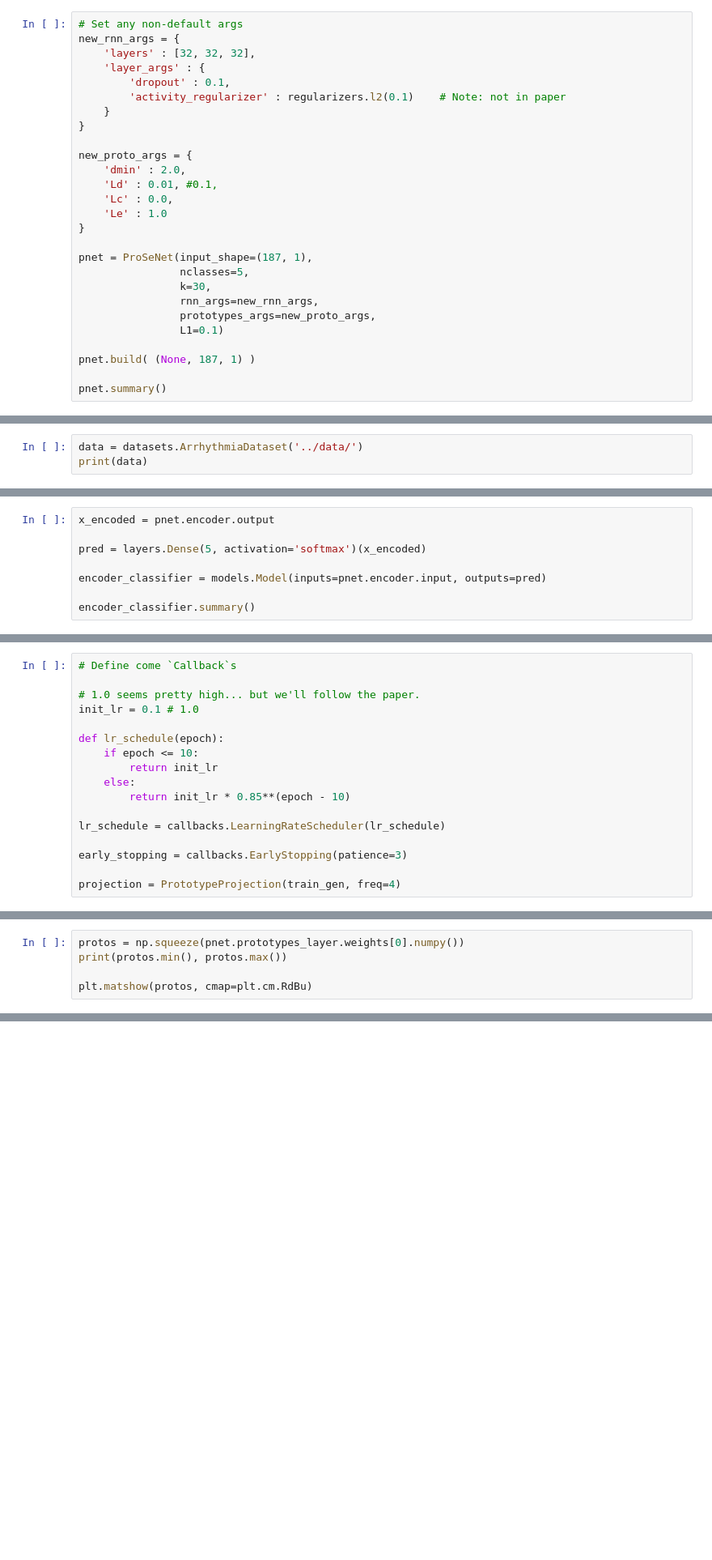
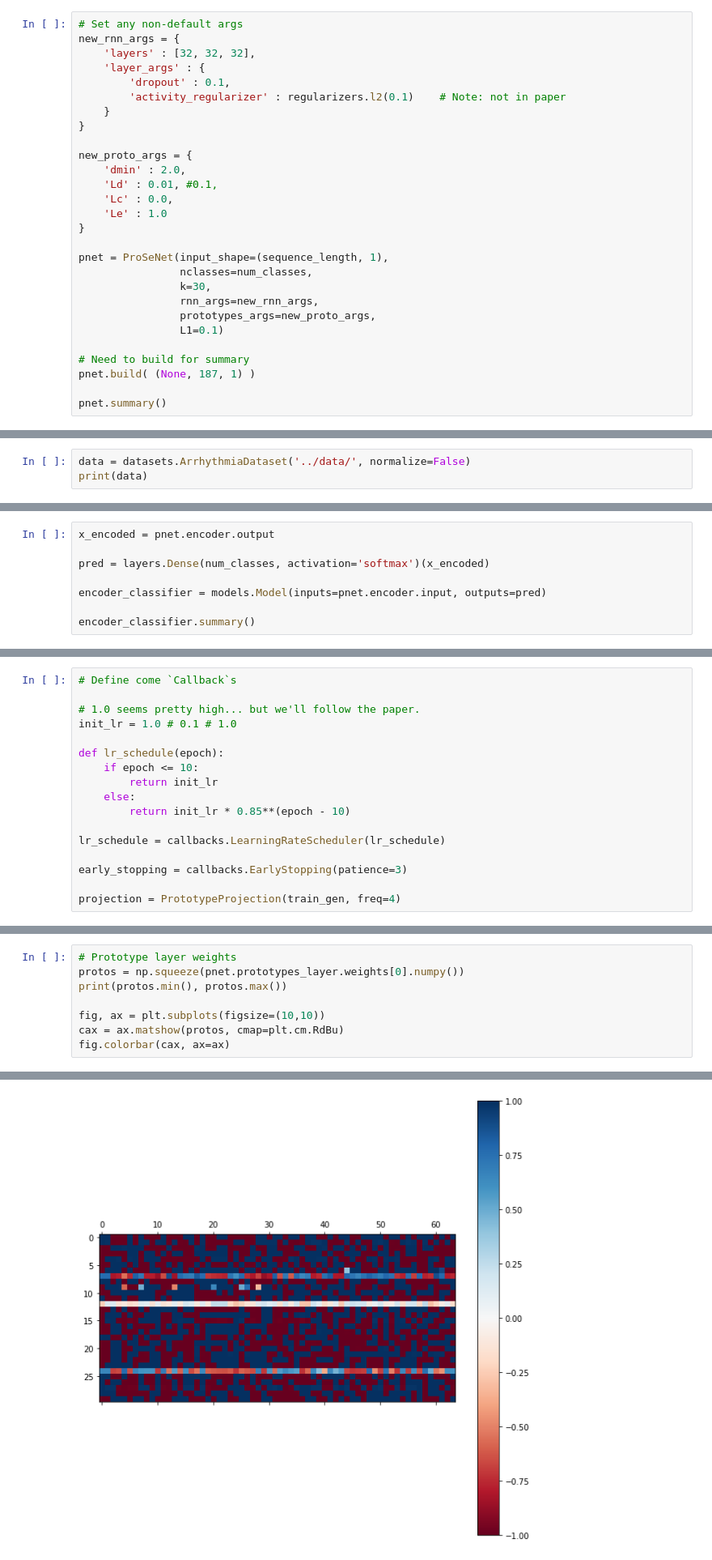
Before and after one commit to rgmyr/tf-ProSeNet, a Jupyter notebook: notebooks/test_arrythmia.ipynb, the cells around one changed output, grey strips where cells are left out. Shown: that part at 81% size. Cells and saved outputs as stored; diff of their text form; blank space fills up the shorter version.

```diff
--- a/notebooks/test_arrythmia.ipynb
+++ b/notebooks/test_arrythmia.ipynb
@@ -24,13 +28,14 @@ new_proto_args = {
     'Le' : 1.0
 }
 
-pnet = ProSeNet(input_shape=(187, 1),
-                nclasses=5,
+pnet = ProSeNet(input_shape=(sequence_length, 1),
+                nclasses=num_classes,
                 k=30,
                 rnn_args=new_rnn_args,
                 prototypes_args=new_proto_args,
                 L1=0.1)
 
+# Need to build for summary
 pnet.build( (None, 187, 1) )
 
 pnet.summary()
@@ -70,5 +57,5 @@ plt.matshow(pred_weights, cmap=plt.cm.RdBu)
 # %%
-data = datasets.ArrhythmiaDataset('../data/')
+data = datasets.ArrhythmiaDataset('../data/', normalize=False)
 print(data)
 # %% [output]
 MIT-BIH Arrhythmia Dataset
@@ -108,7 +95,7 @@ _________________________________________________________________
 # %%
 x_encoded = pnet.encoder.output
 
-pred = layers.Dense(5, activation='softmax')(x_encoded)
+pred = layers.Dense(num_classes, activation='softmax')(x_encoded)
 
 encoder_classifier = models.Model(inputs=pnet.encoder.input, outputs=pred)
 
@@ -195,7 +165,7 @@ pnet.encoder.trainable = False
 # Define come `Callback`s
 
 # 1.0 seems pretty high... but we'll follow the paper.
-init_lr = 0.1 # 1.0
+init_lr = 1.0 # 0.1 # 1.0
 
 def lr_schedule(epoch):
     if epoch <= 10:
@@ -227,7 +212,11 @@ NameError: name 'tf' is not defined
 # %% [markdown]
 # Diagnostics
 # %%
+# Prototype layer weights
 protos = np.squeeze(pnet.prototypes_layer.weights[0].numpy())
 print(protos.min(), protos.max())
 
-plt.matshow(protos, cmap=plt.cm.RdBu)
+fig, ax = plt.subplots(figsize=(10,10))
+cax = ax.matshow(protos, cmap=plt.cm.RdBu)
+fig.colorbar(cax, ax=ax)
+# %% [output]
@@ -234,3 +225,4 @@ plt.matshow(protos, cmap=plt.cm.RdBu)
+[figure, added]
 # %%
 pred_weights = np.squeeze(pnet.classifier.weights[0].numpy())
 print(pred_weights.min(), pred_weights.max())
```
Also changed, not shown: parts of 28 cells of this notebook, 7 other files.
